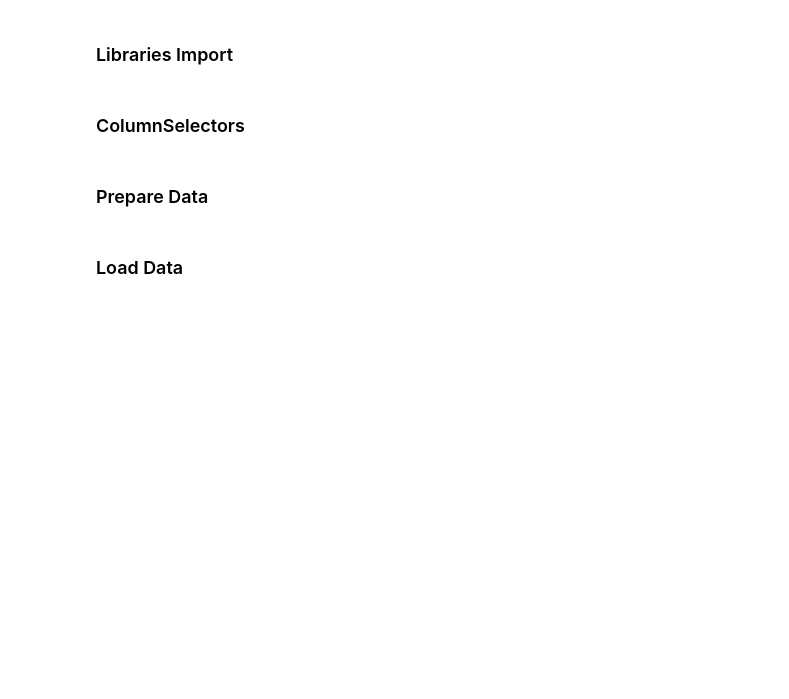
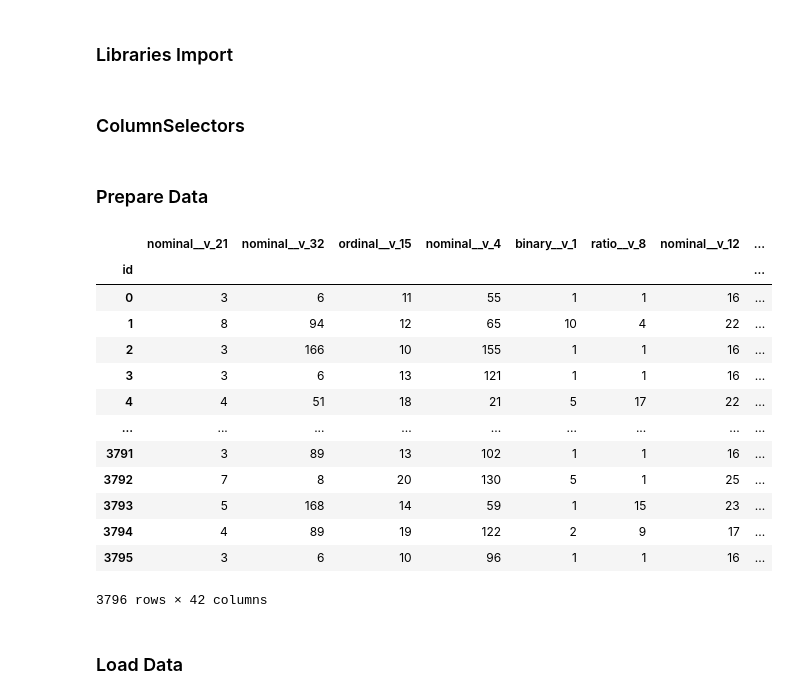
Before and after one commit to risan-raja/sdpiit, a Jupyter notebook: notebooks/sdpiitm-risan-raja-21f10000121.ipynb, the cells around one changed output. Drawn from its saved outputs; the diff is of its cells as text; code cells hidden in the pictures; blank space fills up the shorter version.

```diff
--- a/notebooks/sdpiitm-risan-raja-21f10000121.ipynb
+++ b/notebooks/sdpiitm-risan-raja-21f10000121.ipynb
@@ -75,19 +74,6 @@ def allow_stopping(func):
 # %% [markdown]
 ###    ColumnSelectors
 # %%
-import warnings
-import numpy as np
-import pandas as pd
-
-pd.options.display.max_columns = 50
-from sklearn import set_config
-
-set_config(display="diagram")
-warnings.filterwarnings("ignore")
-
-from sklearn.compose import make_column_selector
-
-
 class ColumnSelectors:
     def __init__(self, default=None):
         self.dtype_info = {
@@ -168,18 +154,51 @@ class ColumnSelectors:
 
     def ratio_selector(self):
         return self.ratio
+
+column_directory = ColumnSelectors()
 # %% [markdown]
 ### Prepare Data
 # %%
 DATA_PATH="/kaggle/input/students-drop-out-prediction/"
+DATA_SAVE_PATH='/kaggle/working/'
 TRAIN_DATA='train.csv'
 TEST_DATA='test.csv'
 KAGGLE_ENV = 0
+
 if KAGGLE_ENV == 0:
-    DATA_PATH = '../data/'
+    LOCAL_PATH = '../data/'
+    DATA_PATH = LOCAL_PATH + DATA_PATH
+    DATA_SAVE_PATH= LOCAL_PATH + DATA_SAVE_PATH
+
 
 raw_data = pd.read_csv(DATA_PATH+TRAIN_DATA,index_col=0)
 raw_data_eval = pd.read_csv(DATA_PATH+TEST_DATA,index_col=0)
+
+raw_dtypes_info = {}
+saved_dtypes_info = column_directory.dtype_info
+for k, v in saved_dtypes_info.items():
+    tmp = k.split('__')
+    data_type = tmp[0]
+    column_name = tmp[1]
+    raw_dtypes_info[column_name] = k
+
+raw_data.rename(columns=raw_dtypes_info,inplace=True)
+raw_data_eval.rename(columns=raw_dtypes_info,inplace=True)
+# %% [output]
+|  | nominal__v_21 | nominal__v_32 | ordinal__v_15 | nominal__v_4 | binary__v_1 | ratio__v_8 | nominal__v_12 | ... |
+| id |  |  |  |  |  |  |  | ... |
+| 0 | 3 | 6 | 11 | 55 | 1 | 1 | 16 | ... |
+| 1 | 8 | 94 | 12 | 65 | 10 | 4 | 22 | ... |
+| 2 | 3 | 166 | 10 | 155 | 1 | 1 | 16 | ... |
+| 3 | 3 | 6 | 13 | 121 | 1 | 1 | 16 | ... |
+| 4 | 4 | 51 | 18 | 21 | 5 | 17 | 22 | ... |
+| ... | ... | ... | ... | ... | ... | ... | ... | ... |
+| 3791 | 3 | 89 | 13 | 102 | 1 | 1 | 16 | ... |
+| 3792 | 7 | 8 | 20 | 130 | 5 | 1 | 25 | ... |
+| 3793 | 5 | 168 | 14 | 59 | 1 | 15 | 23 | ... |
+| 3794 | 4 | 89 | 19 | 122 | 2 | 9 | 17 | ... |
+| 3795 | 3 | 6 | 10 | 96 | 1 | 1 | 16 | ... |
+3796 rows × 42 columns
 # %% [markdown]
 ###    Load Data
 # %%
```
Also changed, not shown: parts of 1 cell of this notebook, 2 other files.
